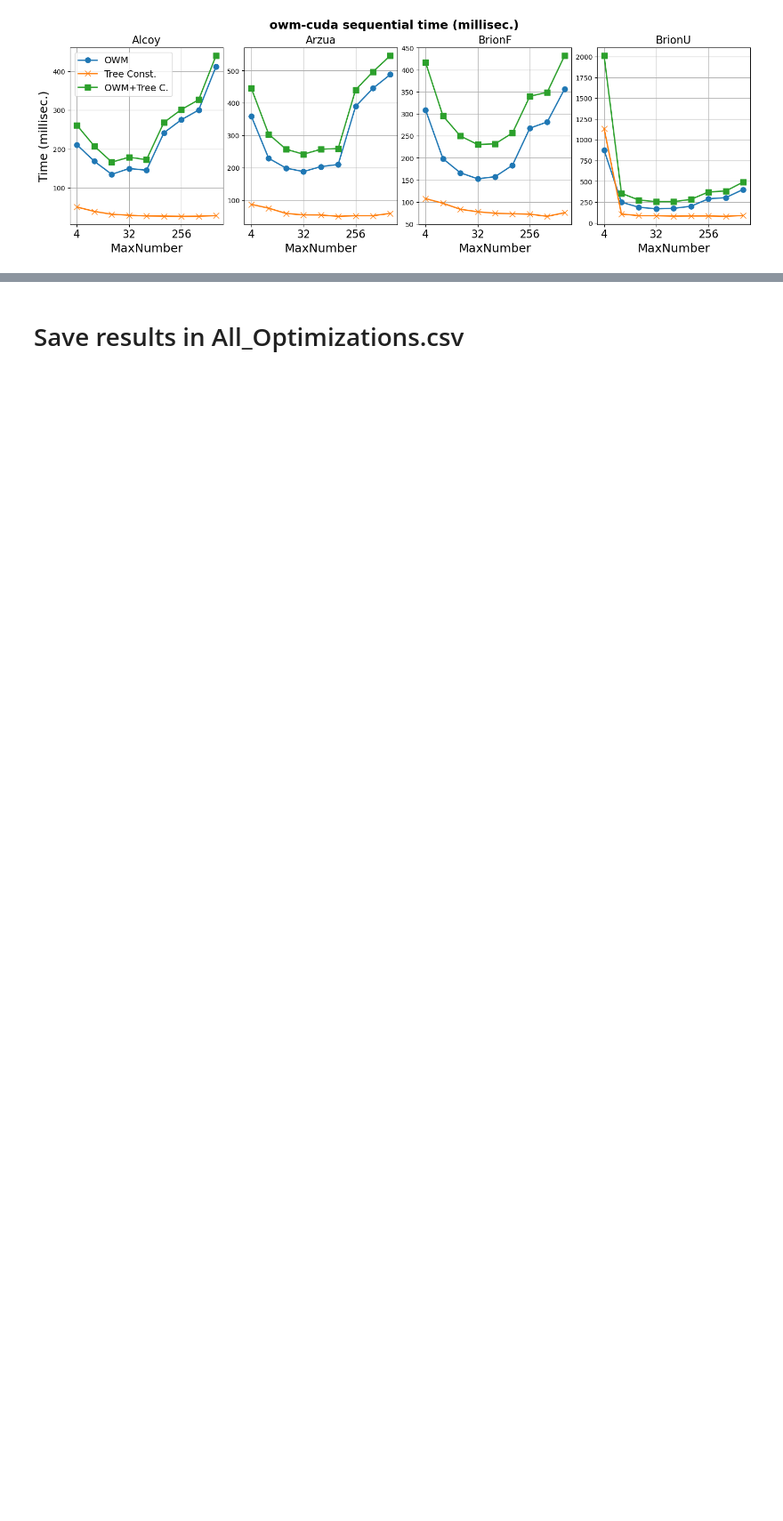
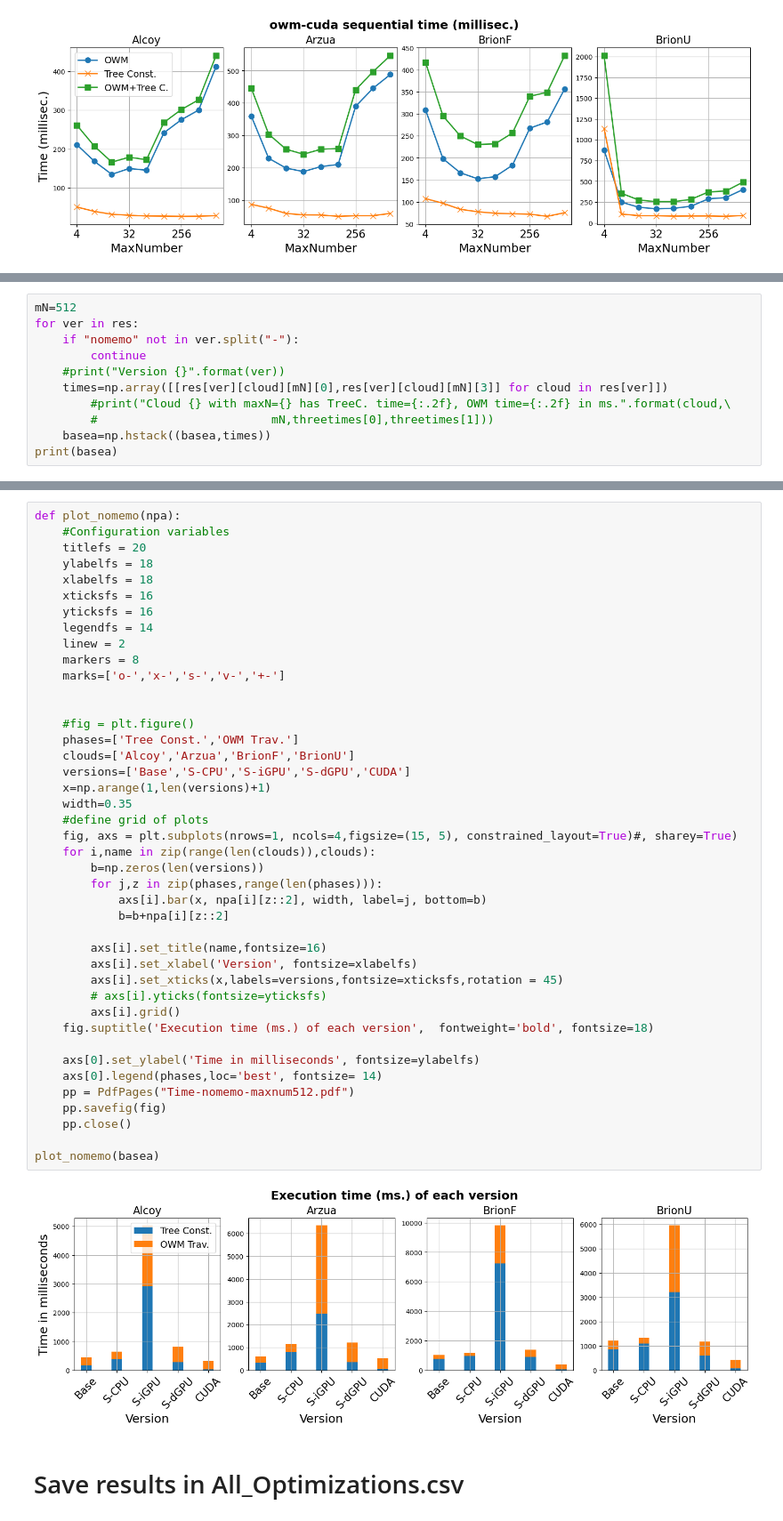
Before and after one commit to PPMC-DAC/FastOWM, a Jupyter notebook: Results/process_sycl_cuda_results.ipynb, the cells around one changed output, grey strips where cells are left out. Shown at 89% size. Drawn from its saved outputs; the diff is of its cells as text; blank space fills up the shorter version.

Commit message:
Plot for sec 5.3.1

```diff
--- a/Results/process_sycl_cuda_results.ipynb
+++ b/Results/process_sycl_cuda_results.ipynb
@@ -177,0 +205,11 @@ plot_alltimes(res,"owm-cuda")
+# %%
+mN=512
+for ver in res:
+    if "nomemo" not in ver.split("-"):
+        continue
+    #print("Version {}".format(ver))
+    times=np.array([[res[ver][cloud][mN][0],res[ver][cloud][mN][3]] for cloud in res[ver]])
+        #print("Cloud {} with maxN={} has TreeC. time={:.2f}, OWM time={:.2f} in ms.".format(cloud,\
+        #                         mN,threetimes[0],threetimes[1]))
+    basea=np.hstack((basea,times))
+print(basea)
@@ -178,3 +225,47 @@ plot_alltimes(res,"owm-cuda")
+# %%
+def plot_nomemo(npa):
+    #Configuration variables
+    titlefs = 20
+    ylabelfs = 18
+    xlabelfs = 18
+    xticksfs = 16
+    yticksfs = 16
+    legendfs = 14
+    linew = 2
+    markers = 8
+    marks=['o-','x-','s-','v-','+-']
+
+
+    #fig = plt.figure()
+    phases=['Tree Const.','OWM Trav.']
+    clouds=['Alcoy','Arzua','BrionF','BrionU']
+    versions=['Base','S-CPU','S-iGPU','S-dGPU','CUDA']
+    x=np.arange(1,len(versions)+1)
+    width=0.35
+    #define grid of plots
+    fig, axs = plt.subplots(nrows=1, ncols=4,figsize=(15, 5), constrained_layout=True)#, sharey=True)
+    for i,name in zip(range(len(clouds)),clouds):
+        b=np.zeros(len(versions))
+        for j,z in zip(phases,range(len(phases))):
+            axs[i].bar(x, npa[i][z::2], width, label=j, bottom=b)
+            b=b+npa[i][z::2]
+
+        axs[i].set_title(name,fontsize=16)
+        axs[i].set_xlabel('Version', fontsize=xlabelfs)
+        axs[i].set_xticks(x,labels=versions,fontsize=xticksfs,rotation = 45)
+        # axs[i].yticks(fontsize=yticksfs)
+        axs[i].grid()
+    fig.suptitle('Execution time (ms.) of each version',  fontweight='bold', fontsize=18)
+
+    axs[0].set_ylabel('Time in milliseconds', fontsize=ylabelfs)
+    axs[0].legend(phases,loc='best', fontsize= 14)
+    pp = PdfPages("Time-nomemo-maxnum512.pdf")
+    pp.savefig(fig)
+    pp.close()
+
+plot_nomemo(basea)
+# %% [output]
+[figure, added]
 # %% [markdown]
 # Save results in All_Optimizations.csv
 # %%
```
Also changed, not shown: parts of 3 cells of this notebook.
